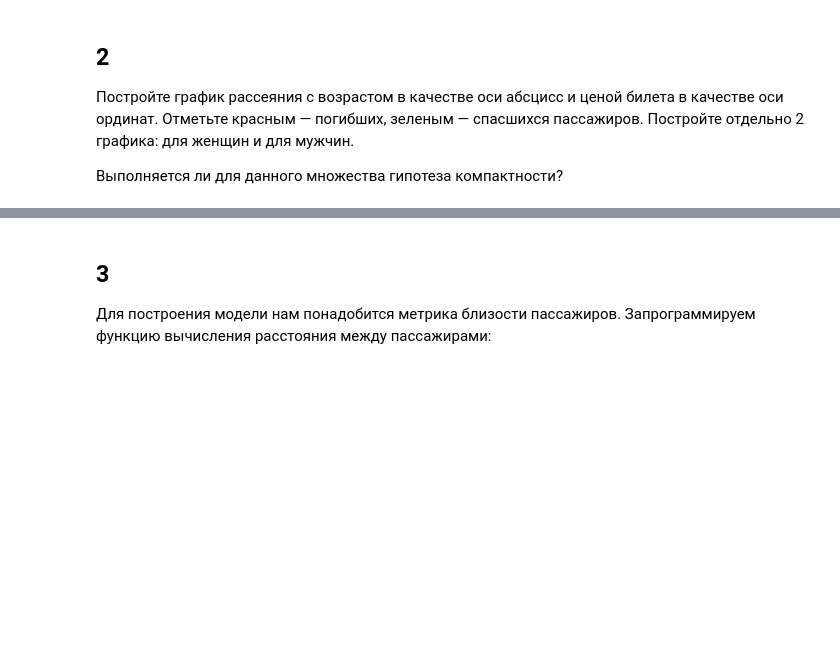
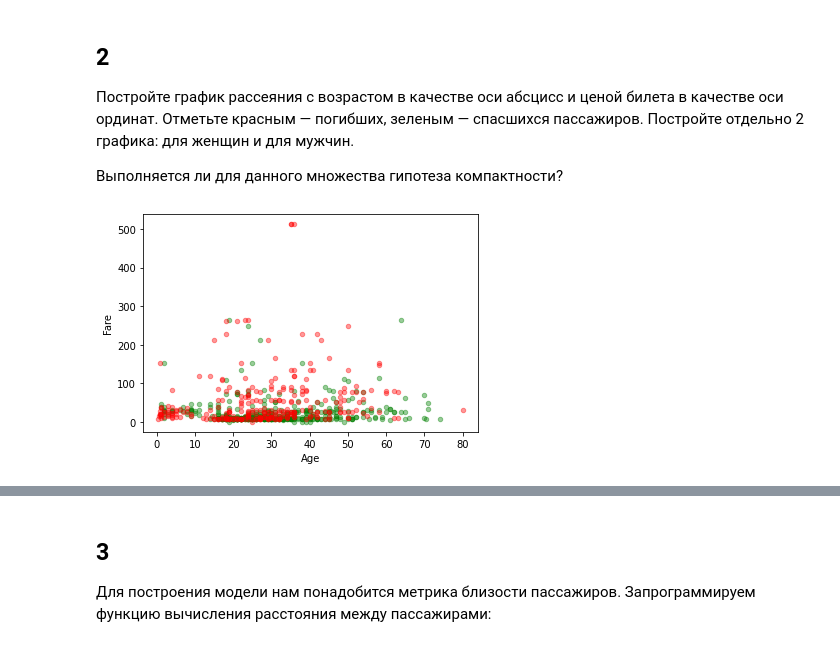
Before and after one commit to Debechelo/MachineLearning, a Jupyter notebook: lab_3/lab-3-knn-ru.ipynb, the cells around one changed output, grey strips where cells are left out. Saved outputs shown, nothing was run; the diff lists cells and outputs as text; code cells hidden in the pictures; blank space fills up the shorter version.

```diff
--- a/lab_3/lab-3-knn-ru.ipynb
+++ b/lab_3/lab-3-knn-ru.ipynb
@@ -16,0 +13,2 @@ import pandas as pd
+# %%
+data = pd.read_csv('data.csv', delimiter=',')
@@ -24,0 +33,3 @@ import pandas as pd
+# %%
+data.dropna(subset=['Age'], inplace=True)
+data.reset_index(drop=True)
@@ -37,0 +59,8 @@ import matplotlib.pyplot as plt
+# %%
+fig, axes = plt.subplots()
+data.loc[data['Survived'] == 0].plot(x='Age',y='Fare',kind='scatter',color='green',ax=axes,alpha = 0.4)
+data.loc[data['Survived'] == 1].plot(x='Age',y='Fare',kind='scatter',color='red',ax=axes,alpha = 0.4)
+
+plt.show()
+# %% [output]
+[figure, added]
```
Also changed, not shown: parts of 21 cells of this notebook.
